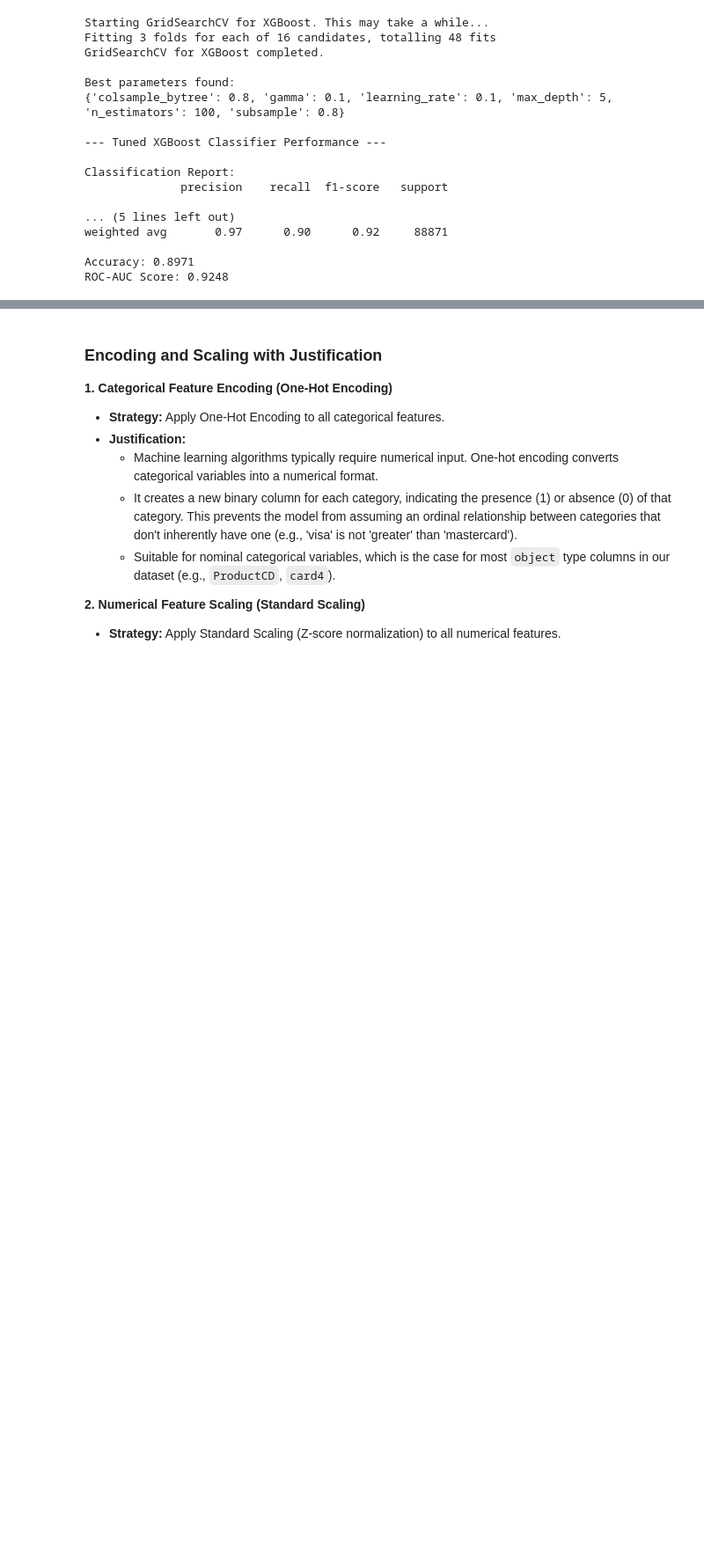
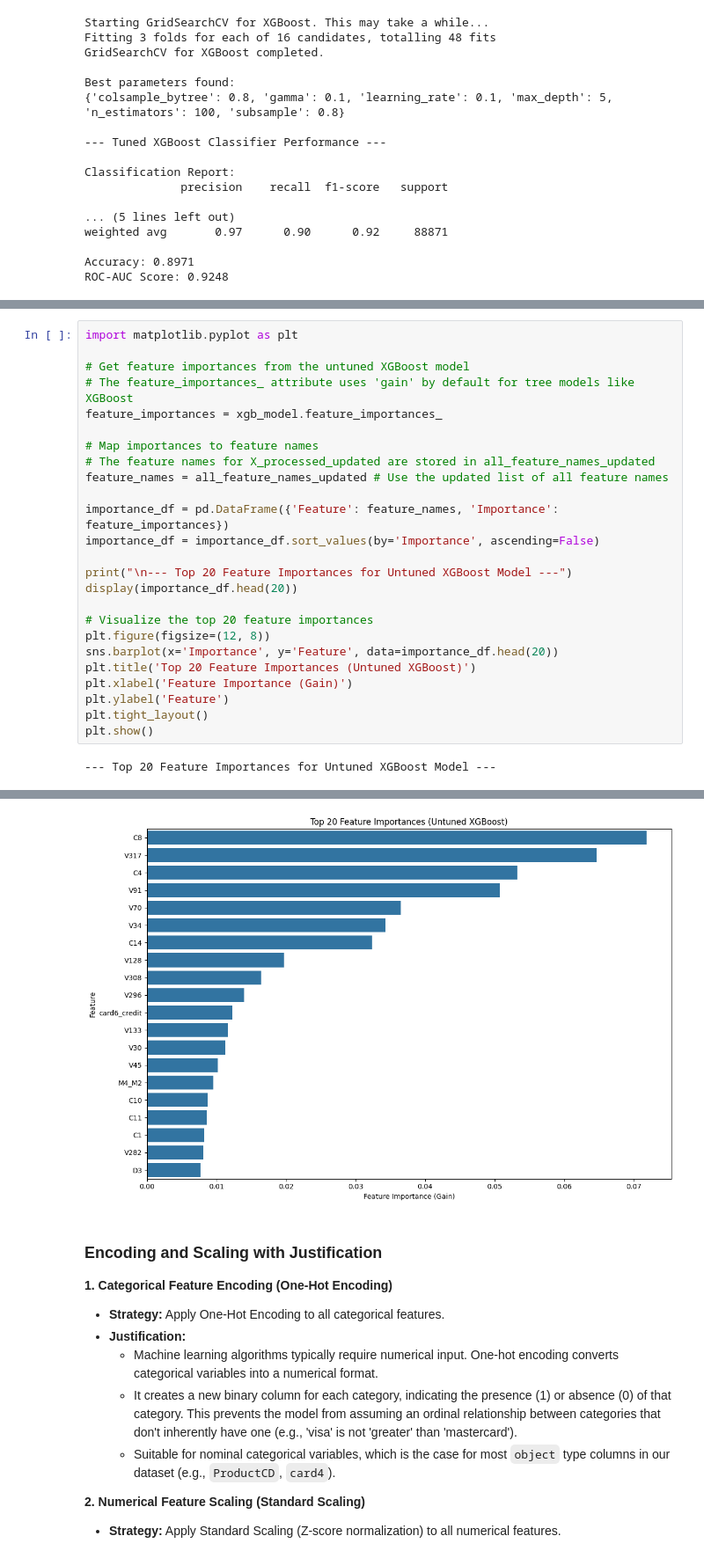
Before and after one commit to abilashkannanv/AIML, a Jupyter notebook: TrustCart_Phase1_Transaction_Risk_Prediction.ipynb, the cells around one changed output, grey strips where cells are left out. Shown at 88% size. Drawn from its saved outputs; the diff is of its cells as text; blank space fills up the shorter version.

```diff
--- a/TrustCart_Phase1_Transaction_Risk_Prediction.ipynb
+++ b/TrustCart_Phase1_Transaction_Risk_Prediction.ipynb
@@ -1019,0 +1150,27 @@ ROC-AUC Score: 0.9248
+# %%
+import matplotlib.pyplot as plt
+
+# Get feature importances from the untuned XGBoost model
+# The feature_importances_ attribute uses 'gain' by default for tree models like XGBoost
+feature_importances = xgb_model.feature_importances_
+
+# Map importances to feature names
+# The feature names for X_processed_updated are stored in all_feature_names_updated
+feature_names = all_feature_names_updated # Use the updated list of all feature names
+
+importance_df = pd.DataFrame({'Feature': feature_names, 'Importance': feature_importances})
+importance_df = importance_df.sort_values(by='Importance', ascending=False)
+
+print("\n--- Top 20 Feature Importances for Untuned XGBoost Model ---")
+display(importance_df.head(20))
+
+# Visualize the top 20 feature importances
+plt.figure(figsize=(12, 8))
+sns.barplot(x='Importance', y='Feature', data=importance_df.head(20))
+plt.title('Top 20 Feature Importances (Untuned XGBoost)')
+plt.xlabel('Feature Importance (Gain)')
+plt.ylabel('Feature')
+plt.tight_layout()
+plt.show()
+# %% [output]
+--- Top 20 Feature Importances for Untuned XGBoost Model ---
@@ -1020,3 +1194,4 @@ ROC-AUC Score: 0.9248
+[figure, added]
 # %% [markdown]
 ### Encoding and Scaling with Justification
 
```
Also changed, not shown: parts of 9 cells of this notebook.
